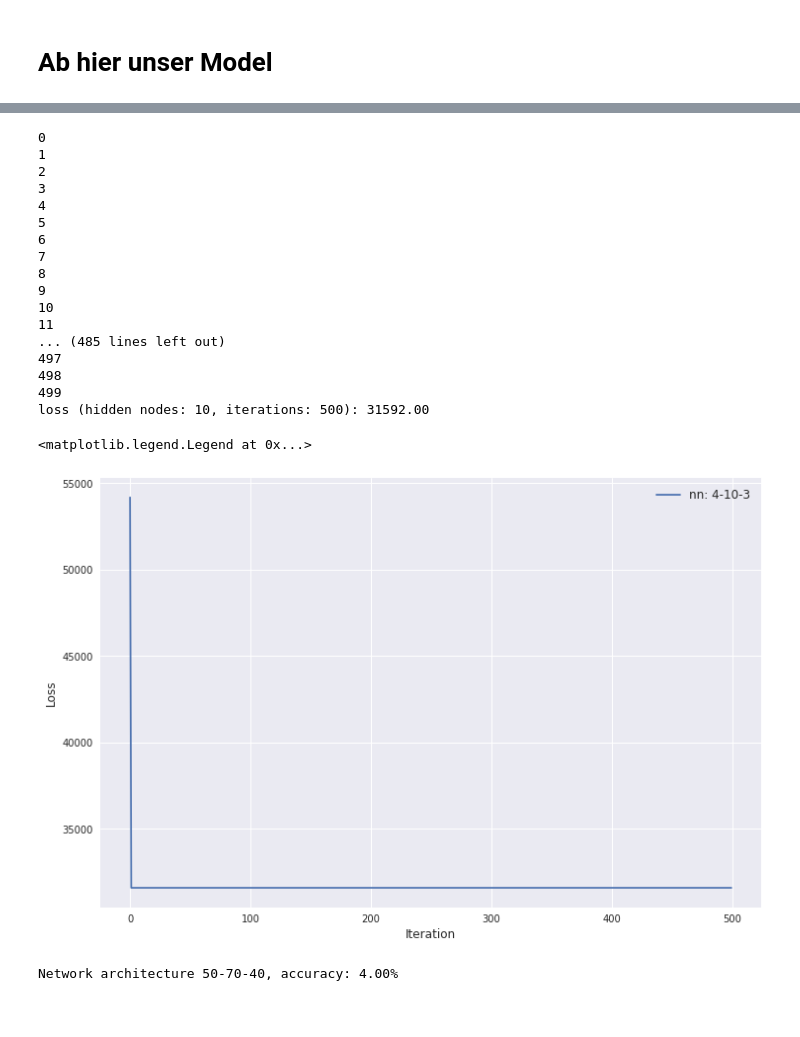
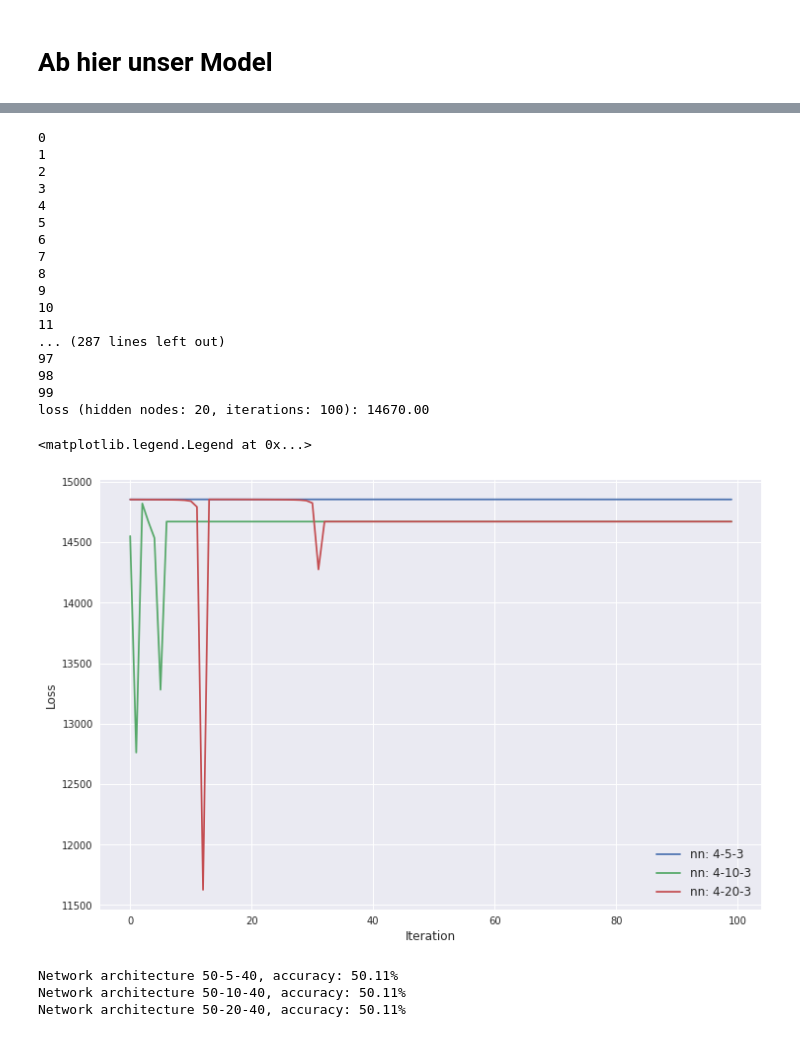
Before and after one commit to Johannamps/go-de-internal-johanna, a Jupyter notebook: churn-prediction/neural-net/churn-tensorflow.ipynb, the cells around one changed output, grey strips where cells are left out. Saved outputs shown, nothing was run; the diff lists cells and outputs as text; code cells hidden in the pictures.

```diff
--- a/churn-prediction/neural-net/churn-tensorflow.ipynb
+++ b/churn-prediction/neural-net/churn-tensorflow.ipynb
@@ -51,8 +51,8 @@ def create_train_model(hidden_nodes, num_iters):
     tf.reset_default_graph()
 
     # Placeholders for input and output data
-    X = tf.placeholder(shape=(365754, 117), dtype=tf.float64, name='X')
-    y = tf.placeholder(shape=(365754, 2), dtype=tf.float64, name='y')
+    X = tf.placeholder(shape=(14854, 117), dtype=tf.float64, name='X')
+    y = tf.placeholder(shape=(14854, 2), dtype=tf.float64, name='y')
 
     # Variables for two group of weights between the three layers of the network
     W1 = tf.Variable(np.random.rand(117, hidden_nodes), dtype=tf.float64)
@@ -89,45 +89,45 @@ def create_train_model(hidden_nodes, num_iters):
 # %%
 # Run the training for 3 different network architectures: (4-5-3) (4-10-3) (4-20-3)
 
 # Plot the loss function over iterations
-num_hidden_nodes = [10]#, 10, 20]
-loss_plot = {10: []}#, 10: [], 20: []}
-weights1 = {10: None}#, 10: None, 20: None}
-weights2 = {10: None}#, 10: None, 20: None}
-num_iters = 500
+num_hidden_nodes = [5, 10, 20]
+loss_plot = {5: [], 10: [], 20: []}
+weights1 = {5: None, 10: None, 20: None}
+weights2 = {5: None, 10: None, 20: None}
+num_iters = 100
 
 plt.figure(figsize=(12,8))
 for hidden_nodes in num_hidden_nodes:
     weights1[hidden_nodes], weights2[hidden_nodes] = create_train_model(hidden_nodes, num_iters)
     plt.plot(range(num_iters), loss_plot[hidden_nodes], label="nn: 4-%d-3" % hidden_nodes)
 
 plt.xlabel('Iteration', fontsize=12)
 plt.ylabel('Loss', fontsize=12)
 plt.legend(fontsize=12)
 # %% [output]
 0
 1
 2
 3
 4
 5
 6
 7
 8
 9
 10
 11
-... (485 lines left out)
-497
-498
-499
-loss (hidden nodes: 10, iterations: 500): 31592.00
+... (287 lines left out)
+97
+98
+99
+loss (hidden nodes: 20, iterations: 100): 14670.00
 <matplotlib.legend.Legend at 0x...>
-[figure, old version]
+[figure, new version]
 # %%
 # Evaluate models on the test set
-X = tf.placeholder(shape=(121918, 117), dtype=tf.float64, name='X')
-y = tf.placeholder(shape=(121918, 2), dtype=tf.float64, name='y')
+X = tf.placeholder(shape=(4951, 117), dtype=tf.float64, name='X')
+y = tf.placeholder(shape=(4951, 2), dtype=tf.float64, name='y')
 
 for hidden_nodes in num_hidden_nodes:
 
@@ -149,4 +149,6 @@ for hidden_nodes in num_hidden_nodes:
     accuracy = 100 * sum(correct) / len(correct)
     print('Network architecture 50-%d-40, accuracy: %.2f%%' % (hidden_nodes, accuracy))
 # %% [output]
-Network architecture 50-70-40, accuracy: 4.00%
+Network architecture 50-5-40, accuracy: 50.11%
+Network architecture 50-10-40, accuracy: 50.11%
+Network architecture 50-20-40, accuracy: 50.11%
```
Also changed, not shown: parts of 1 cell of this notebook, 10 other files.
